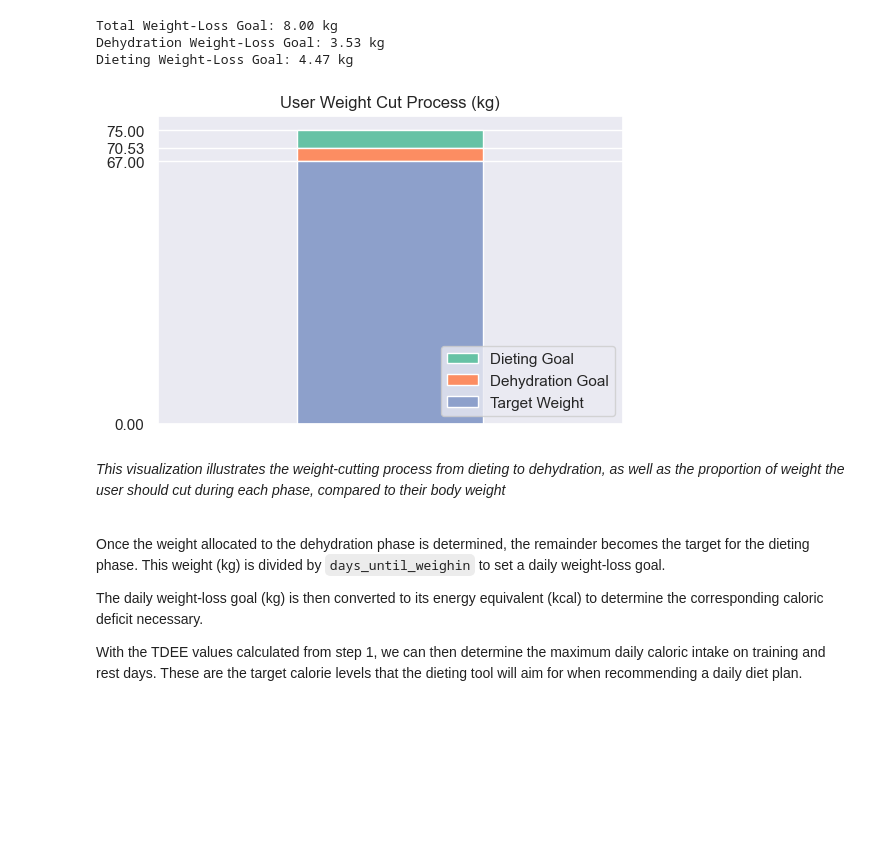
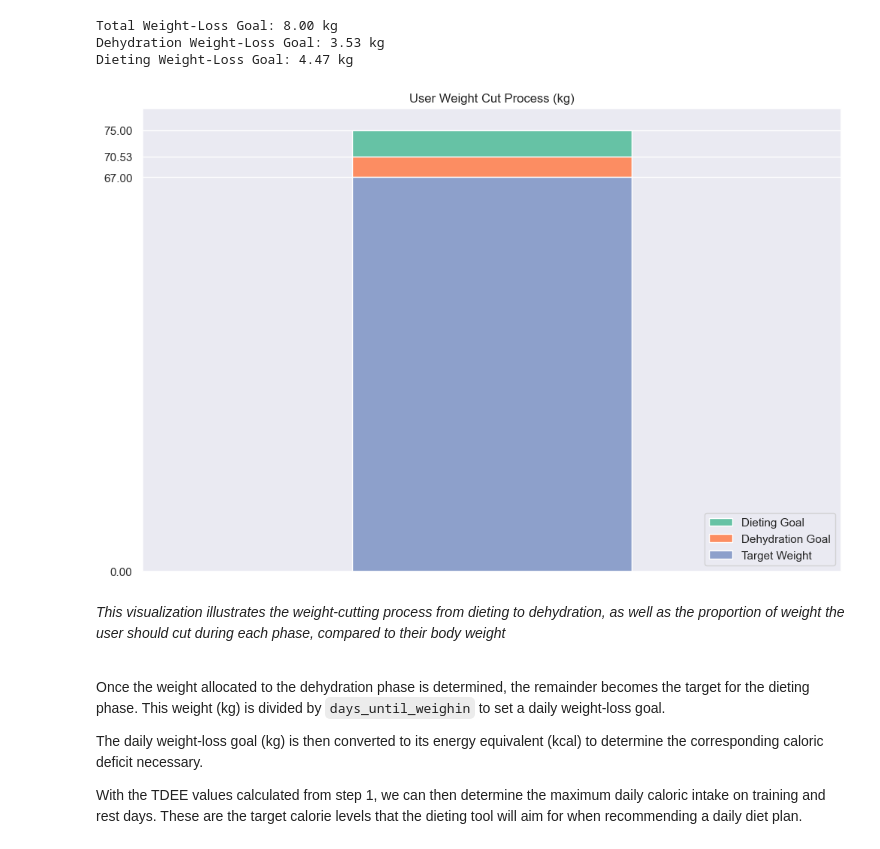
Before and after one commit to wjeff9/army-meal-optimizer, a Jupyter notebook: boxing-weight-cut-optimizer.ipynb, the cells around one changed output. Drawn from its saved outputs; the diff is of its cells as text; code cells hidden in the pictures; blank space fills up the shorter version.

```diff
--- a/boxing-weight-cut-optimizer.ipynb
+++ b/boxing-weight-cut-optimizer.ipynb
@@ -166,21 +170,21 @@ Dieting Weight-Loss Goal: 4.47 kg
 # %%
 # code for generating visualization
 
 # plot
-plt.figure(figsize=(6, 4))
+plt.figure(figsize=(12, 8))
 plt.bar(0, diet_goal, bottom=target_weight+dehydrate_goal, label='Dieting Goal', color=palette[0])
 plt.bar(0, dehydrate_goal, bottom=target_weight, label='Dehydration Goal', color=palette[1])
 plt.bar(0, target_weight, label='Target Weight', color=palette[2])
 
 # formatting
 plt.xlim(-1, 1)
 plt.xticks([])
 plt.yticks([0, target_weight, target_weight + dehydrate_goal, current_weight])
 plt.legend(loc='lower right')
 plt.title('User Weight Cut Process (kg)')
 plt.show()
 # %% [output]
-[figure, old version]
+[figure, new version]
 # %% [markdown]
 *This visualization illustrates the weight-cutting process from dieting to dehydration, as well as the proportion of weight the user should cut during each phase, compared to their body weight*
 
```
Also changed, not shown: parts of 5 cells of this notebook.
